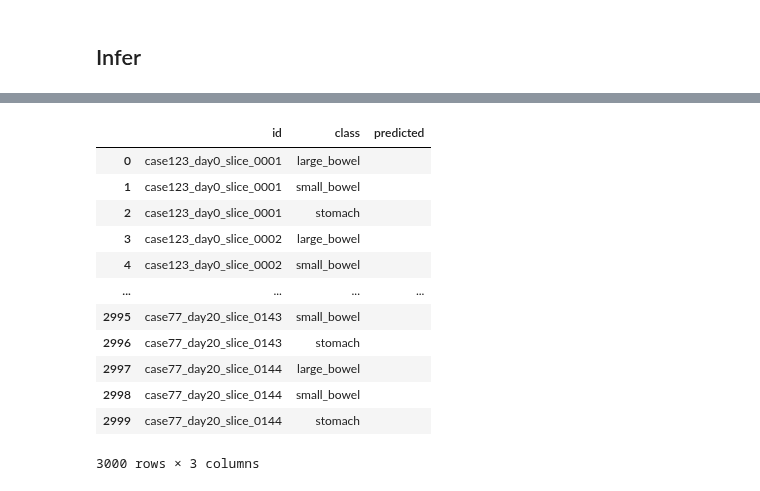
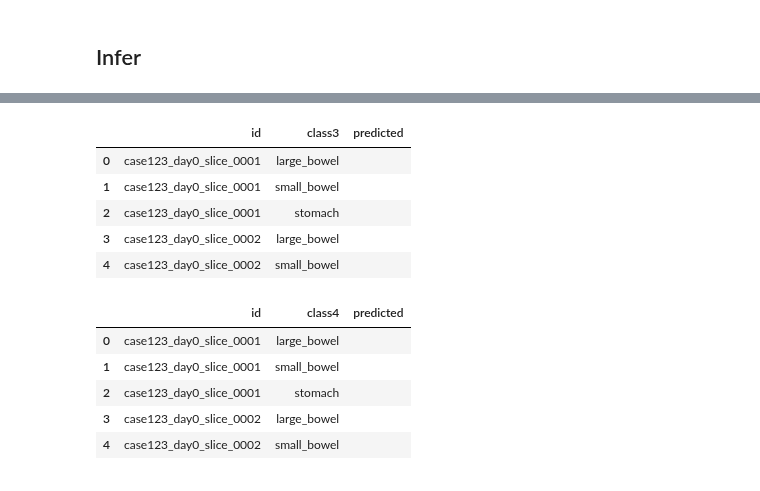
Before and after one commit to HarshitKmr10/UW-Madison-GI-Tract-Image-Segmentation, a Jupyter notebook: 3d-solution-with-monai-infer.ipynb, the cells around one changed output, grey strips where cells are left out. Drawn from its saved outputs; the diff is of its cells as text; code cells hidden in the pictures.

Commit message:
Kaggle Notebook | 3D Solution with MONAI [Infer] | Version 9

```diff
--- a/3d-solution-with-monai-infer.ipynb
+++ b/3d-solution-with-monai-infer.ipynb
@@ -347,0 +398,40 @@ submit2 = pd.DataFrame(data=np.array(outputs2), columns=["id", "class", "predict
+# %%
+outputs3 = []
+
+post_pred = Compose([
+    Activations(sigmoid=True),
+    AsDiscrete(threshold=0.5)
+])
+
+model.eval()
+torch.set_grad_enabled(False)
+progress_bar = tqdm(range(len(test_dataloader)))
+val_it = iter(test_dataloader)
+for itr in progress_bar:
+    batch = next(val_it)
+    test_inputs = batch["image"].to(cfg.device)
+
+    pred_all = []
+    for weights in cfg.weights:
+        model.load_state_dict(torch.load(weights))
+        pred = sliding_window_inference(test_inputs, cfg.img_size, cfg.sw_batch_size, model)
+        pred_all.append(pred)
+        # do 4 tta
+        for dims in [[2], [3], [2, 3]]:
+            flip_pred = sliding_window_inference(torch.flip(test_inputs, dims=dims), cfg.img_size, cfg.sw_batch_size, model)
+            flip_pred = torch.flip(flip_pred, dims=dims)
+            pred_all.append(flip_pred)
+    pred_all = torch.mean(torch.stack(pred_all), dim=0)[0]
+    pred_all = post_pred(pred_all)[1:]
+    # c, w, h, d to d, c, h, w
+    pred_all = torch.permute(pred_all, [3, 0, 2, 1]).cpu().numpy().astype(np.uint8)
+    id_outputs3 = from_engine(["id"])(batch)[0]
+
+    for test_output3, id_output3 in zip(pred_all, id_outputs3):
+        id_name = id_output3[0]
+        lb, sb, st = test_output3
+        outputs3.append([id_name, "large_bowel", rle_encode(lb)])
+        outputs3.append([id_name, "small_bowel", rle_encode(sb)])
+        outputs3.append([id_name, "stomach", rle_encode(st)])
+# %%
+submit3 = pd.DataFrame(data=np.array(outputs3), columns=["id", "class3", "predicted"])
@@ -368,18 +636,18 @@ b=submit2.iloc[1500:]
-# %%
-submit3=a.append(b,ignore_index=True)
 # %%
-submit3
+submit3.head()
 # %% [output]
-|  | id | class | predicted |
+|  | id | class3 | predicted |
 | 0 | case123_day0_slice_0001 | large_bowel |  |
 | 1 | case123_day0_slice_0001 | small_bowel |  |
 | 2 | case123_day0_slice_0001 | stomach |  |
 | 3 | case123_day0_slice_0002 | large_bowel |  |
 | 4 | case123_day0_slice_0002 | small_bowel |  |
-| ... | ... | ... | ... |
-| 2995 | case77_day20_slice_0143 | small_bowel |  |
-| 2996 | case77_day20_slice_0143 | stomach |  |
-| 2997 | case77_day20_slice_0144 | large_bowel |  |
-| 2998 | case77_day20_slice_0144 | small_bowel |  |
-| 2999 | case77_day20_slice_0144 | stomach |  |
-3000 rows × 3 columns
+# %%
+submit4.head()
+# %% [output]
+|  | id | class4 | predicted |
+| 0 | case123_day0_slice_0001 | large_bowel |  |
+| 1 | case123_day0_slice_0001 | small_bowel |  |
+| 2 | case123_day0_slice_0001 | stomach |  |
+| 3 | case123_day0_slice_0002 | large_bowel |  |
+| 4 | case123_day0_slice_0002 | small_bowel |  |
```
Also changed, not shown: parts of 23 cells of this notebook.
